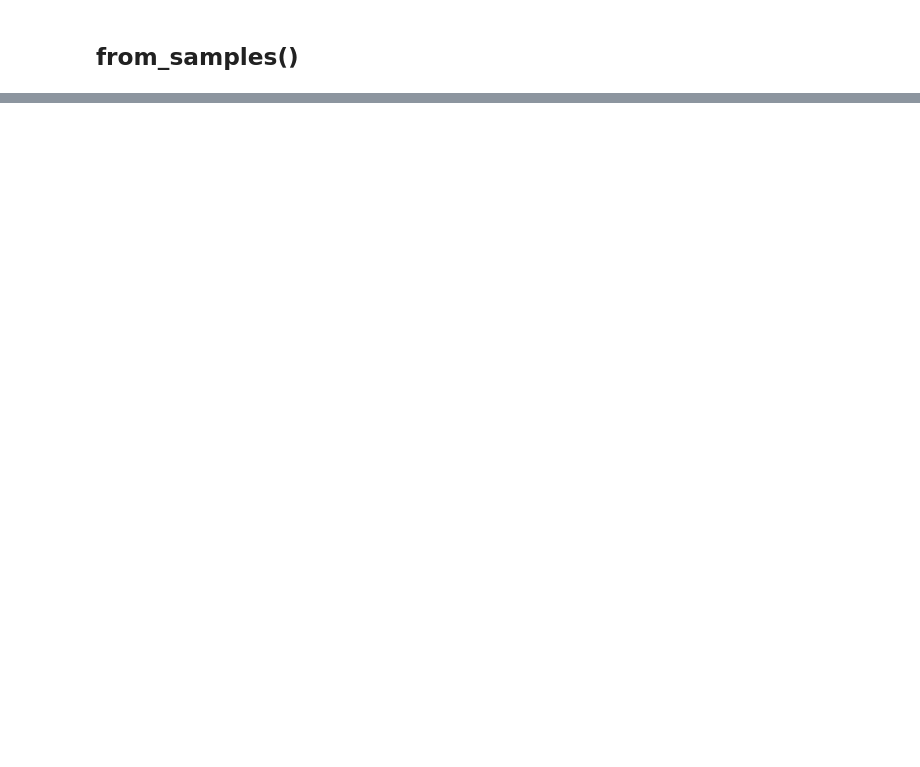
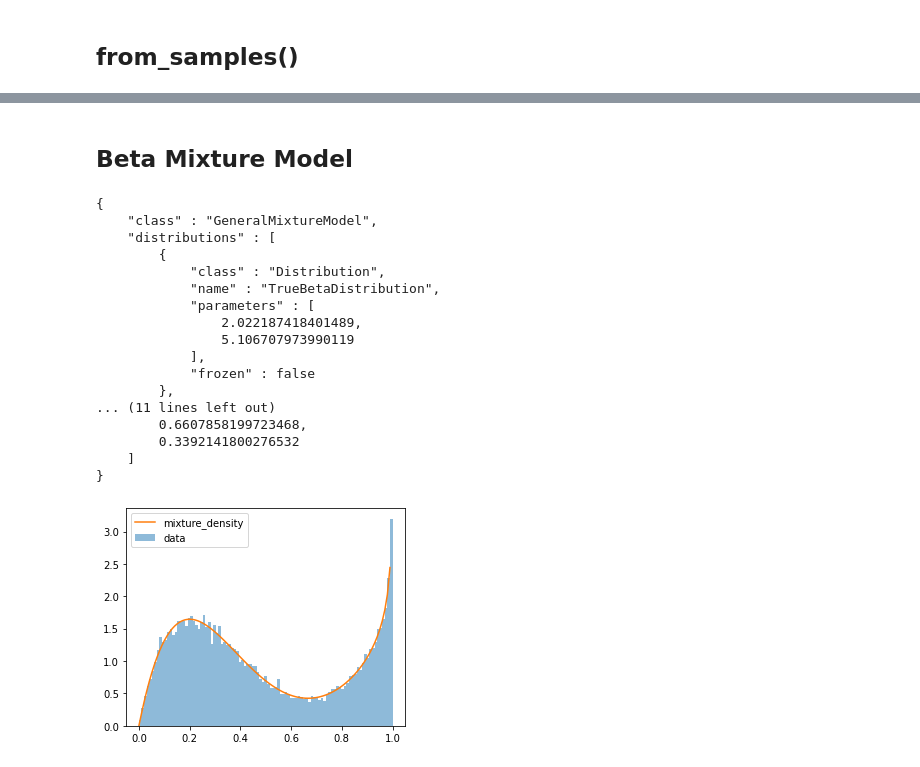
Before and after one commit to jmschrei/pomegranate, a Jupyter notebook: examples/test_true_beta.ipynb, the cells around one changed output, grey strips where cells are left out. Cells and saved outputs as stored; diff of their text form; code cells hidden in the pictures; blank space fills up the shorter version.

```diff
--- a/examples/test_true_beta.ipynb
+++ b/examples/test_true_beta.ipynb
@@ -76,0 +58,39 @@ def plot_post(post, bins, ax, th=None, linestyle='-', suffix=''):
+# %% [markdown]
+## Beta Mixture Model
+# %%
+
+c1 = np.random.beta(2, 5, size=20000)
+c2 = np.random.beta(5, 0.8, size=10000)
+mixture = np.concatenate((c1, c2), axis=0)
+
+model = GeneralMixtureModel.from_samples(TrueBetaDistribution , n_components=2, X=mixture.reshape(-1, 1))
+
+print(model)
+
+bins = np.linspace(0., 1., 100)
+pdf = model.probability(bins)
+
+fig, ax = plt.subplots(1, 1, figsize=(5, 4))
+plot_data(mixture, ax, bins=bins, name='data')
+plot_density(bins, pdf, ax, name='mixture_density')
+plt.legend()
+plt.show()
+# %% [output]
+{
+    "class" : "GeneralMixtureModel",
+    "distributions" : [
+        {
+            "class" : "Distribution",
+            "name" : "TrueBetaDistribution",
+            "parameters" : [
+                2.022187418401489,
+                5.106707973990119
+            ],
+            "frozen" : false
+        },
+... (11 lines left out)
+        0.6607858199723468,
+        0.3392141800276532
+    ]
+}
+[figure, added]
```
Also changed, not shown: parts of 7 cells of this notebook.
